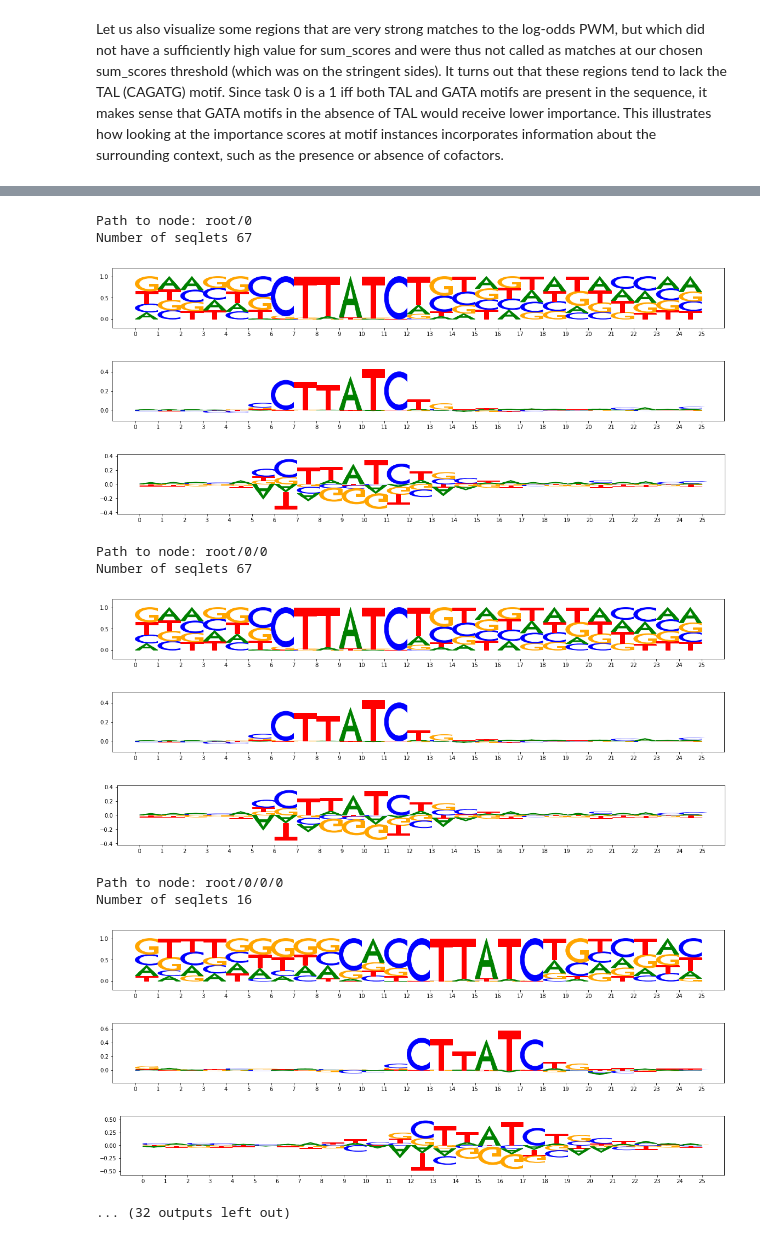
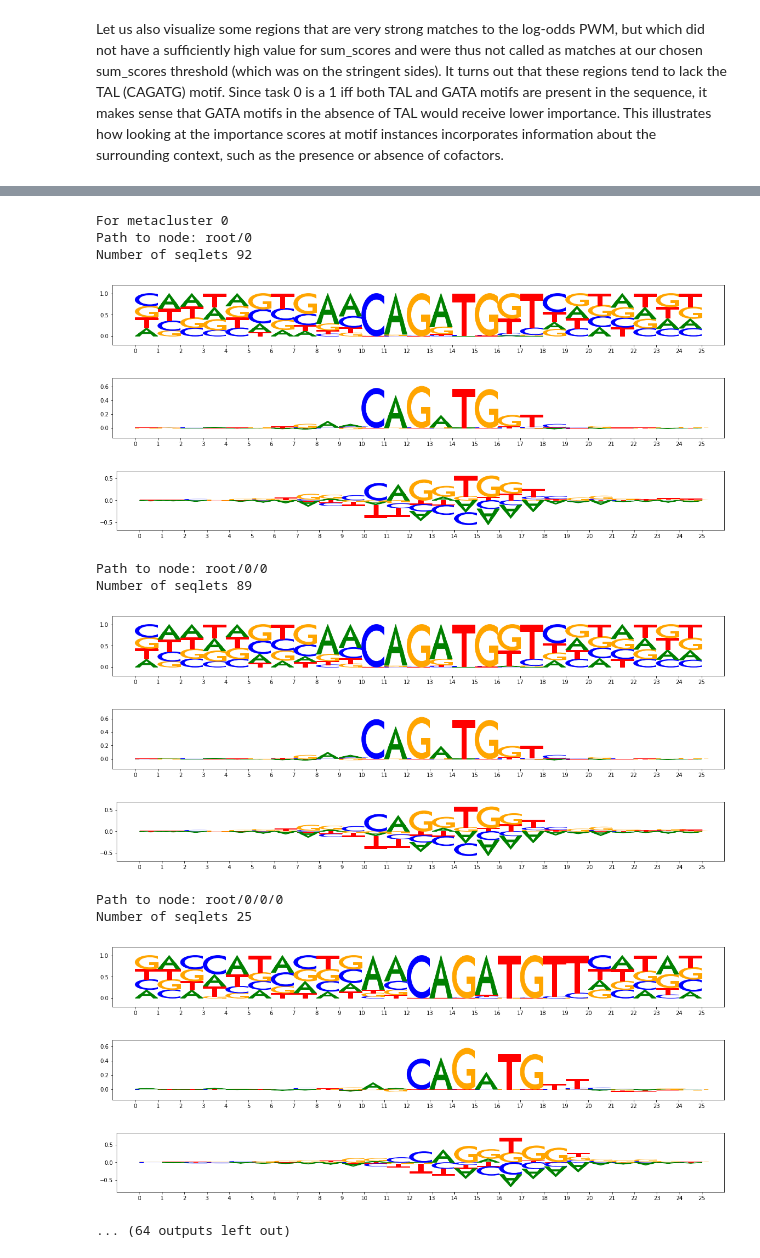
Before and after one commit to kundajelab/tfmodisco, a Jupyter notebook: examples/simulated_TAL_GATA_deeplearning/TF_MoDISco_TAL_GATA.ipynb, the cells around one changed output, grey strips where cells are left out. Saved outputs shown, nothing was run; the diff lists cells and outputs as text; code cells hidden in the pictures.

```diff
--- a/examples/simulated_TAL_GATA_deeplearning/TF_MoDISco_TAL_GATA.ipynb
+++ b/examples/simulated_TAL_GATA_deeplearning/TF_MoDISco_TAL_GATA.ipynb
@@ -590,32 +621,54 @@ Inspect the hierarchy of motif merging events that led to the final motif. All m
 # %%
 def recursive_plot_hierarchy_motifs(nodes, path):
     for i in range(len(nodes)):
         nodepath = path+"/"+str(i)
         print("Path to node:",nodepath)
         print("Number of seqlets",len(nodes[i].pattern.seqlets))
+        if (nodes[i].indices_merged is not None):
+            #indices_merged, submat_crosscontam and submat_alignersim can
+            # be used to inspect the steps in the merging
+            #print("indices merged:",nodes[i].indices_merged)
+            #print("submat crosscontam:\n",nodes[i].submat_crosscontam)
+            #print("submat alignersim:\n",nodes[i].submat_alignersim)
+            pass
+
+        #For plotting figures to a png, this code can be used...
+        #fig = plt.figure(figsize=(20,5))
+        #ax = fig.add_subplot(111)
+        #viz_sequence.plot_weights_given_ax(ax, nodes[i].pattern["sequence"].fwd)
+        #plt.savefig(nodepath+".png")
+
         viz_sequence.plot_weights(nodes[i].pattern["sequence"].fwd)
         viz_sequence.plot_weights(nodes[i].pattern["task0_contrib_scores"].fwd)
         viz_sequence.plot_weights(nodes[i].pattern["task0_hypothetical_contribs"].fwd)
         recursive_plot_hierarchy_motifs(nodes[i].child_nodes, path=nodepath)
 
-pattern_merge_hierarchy = recursive_plot_hierarchy_motifs(loaded_tfmodisco_results
+print("For metacluster 0")
+recursive_plot_hierarchy_motifs(loaded_tfmodisco_results
+    .metacluster_idx_to_submetacluster_results["metacluster_0"]
+    .seqlets_to_patterns_result.pattern_merge_hierarchy.root_nodes,
+    path="root")
+
+print("For metacluster 1")
+recursive_plot_hierarchy_motifs(loaded_tfmodisco_results
     .metacluster_idx_to_submetacluster_results["metacluster_1"]
     .seqlets_to_patterns_result.pattern_merge_hierarchy.root_nodes,
     path="root")
 # %% [output]
+For metacluster 0
 Path to node: root/0
-Number of seqlets 67
+Number of seqlets 92
-[figure, old version]
+[figure, new version]
-[figure, old version]
+[figure, new version]
-[figure, old version]
+[figure, new version]
 Path to node: root/0/0
-Number of seqlets 67
+Number of seqlets 89
-[figure, old version]
+[figure, new version]
-[figure, old version]
+[figure, new version]
-[figure, old version]
+[figure, new version]
 Path to node: root/0/0/0
-Number of seqlets 16
+Number of seqlets 25
-[figure, old version]
+[figure, new version]
-[figure, old version]
+[figure, new version]
-[figure, old version]
+[figure, new version]
-... (32 outputs left out)
+... (64 outputs left out)
```
Also changed, not shown: parts of 14 cells of this notebook.
